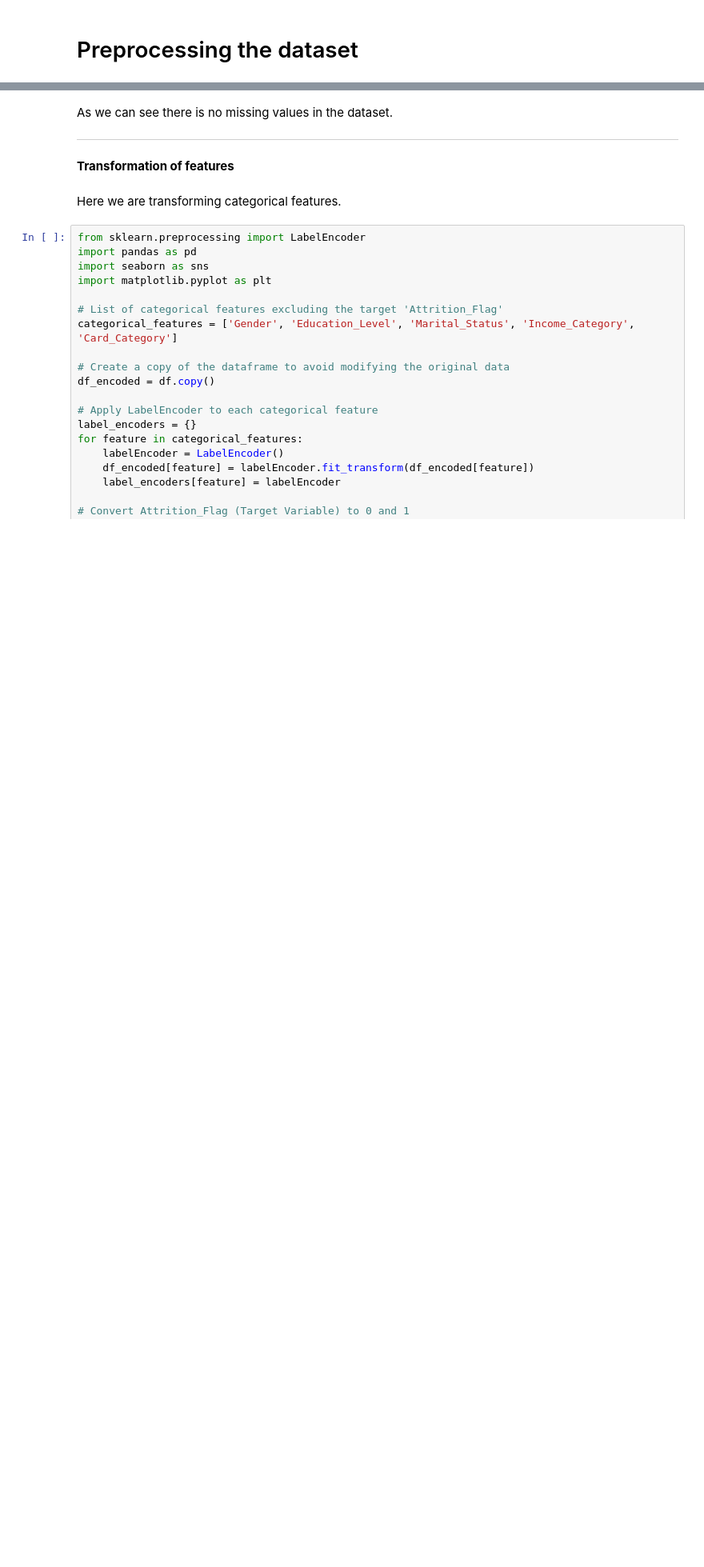
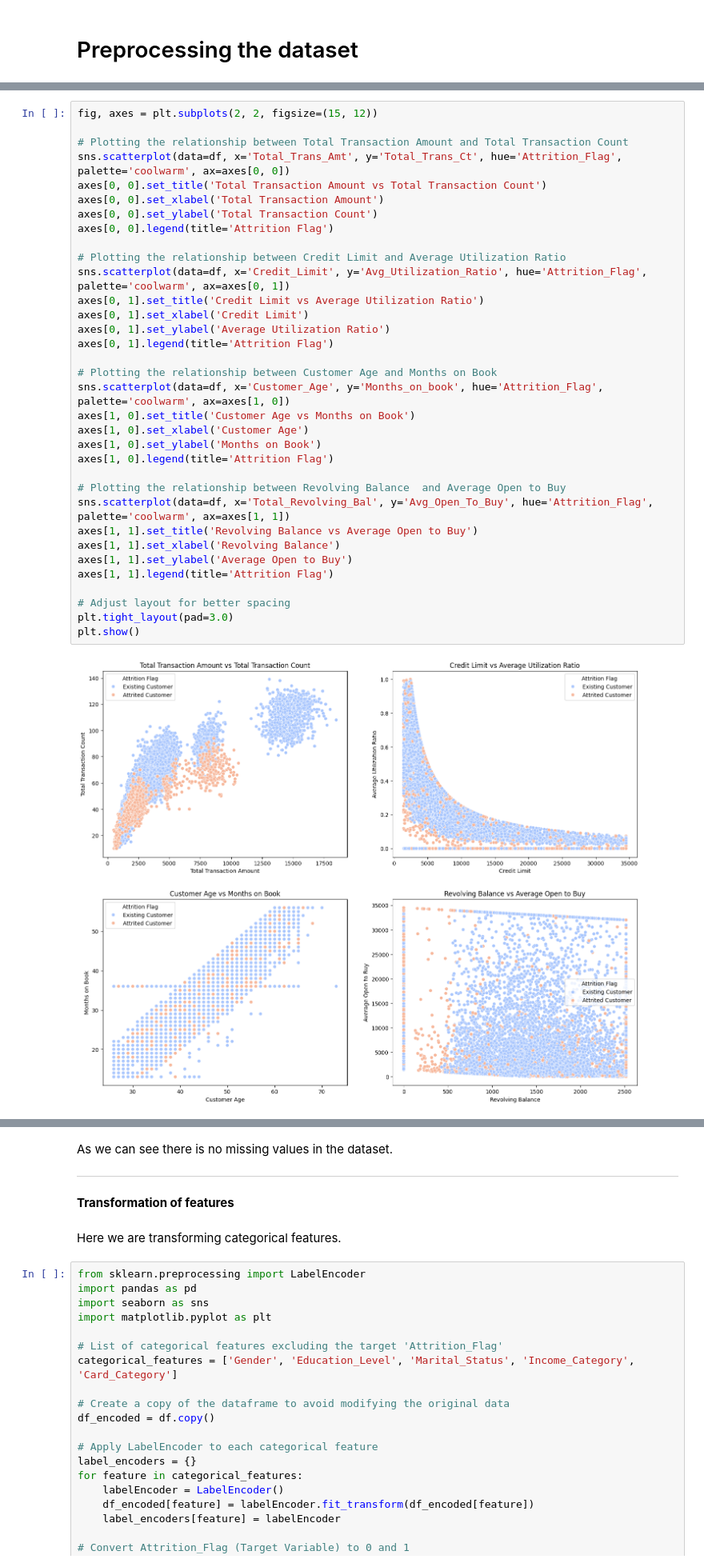
Before and after one commit to MJMcManaman/ITEC4305A1, a Jupyter notebook: CreditCardCustomer.ipynb, the cells around one changed output, grey strips where cells are left out. Shown at 80% size. Drawn from its saved outputs; the diff is of its cells as text; blank space fills up the shorter version.

```diff
--- a/CreditCardCustomer.ipynb
+++ b/CreditCardCustomer.ipynb
@@ -206,0 +209,36 @@ ___
+# %%
+fig, axes = plt.subplots(2, 2, figsize=(15, 12))
+
+# Plotting the relationship between Total Transaction Amount and Total Transaction Count
+sns.scatterplot(data=df, x='Total_Trans_Amt', y='Total_Trans_Ct', hue='Attrition_Flag', palette='coolwarm', ax=axes[0, 0])
+axes[0, 0].set_title('Total Transaction Amount vs Total Transaction Count')
+axes[0, 0].set_xlabel('Total Transaction Amount')
+axes[0, 0].set_ylabel('Total Transaction Count')
+axes[0, 0].legend(title='Attrition Flag')
+
+# Plotting the relationship between Credit Limit and Average Utilization Ratio
+sns.scatterplot(data=df, x='Credit_Limit', y='Avg_Utilization_Ratio', hue='Attrition_Flag', palette='coolwarm', ax=axes[0, 1])
+axes[0, 1].set_title('Credit Limit vs Average Utilization Ratio')
+axes[0, 1].set_xlabel('Credit Limit')
+axes[0, 1].set_ylabel('Average Utilization Ratio')
+axes[0, 1].legend(title='Attrition Flag')
+
+# Plotting the relationship between Customer Age and Months on Book
+sns.scatterplot(data=df, x='Customer_Age', y='Months_on_book', hue='Attrition_Flag', palette='coolwarm', ax=axes[1, 0])
+axes[1, 0].set_title('Customer Age vs Months on Book')
+axes[1, 0].set_xlabel('Customer Age')
+axes[1, 0].set_ylabel('Months on Book')
+axes[1, 0].legend(title='Attrition Flag')
+
+# Plotting the relationship between Revolving Balance  and Average Open to Buy
+sns.scatterplot(data=df, x='Total_Revolving_Bal', y='Avg_Open_To_Buy', hue='Attrition_Flag', palette='coolwarm', ax=axes[1, 1])
+axes[1, 1].set_title('Revolving Balance vs Average Open to Buy')
+axes[1, 1].set_xlabel('Revolving Balance')
+axes[1, 1].set_ylabel('Average Open to Buy')
+axes[1, 1].legend(title='Attrition Flag')
+
+# Adjust layout for better spacing
+plt.tight_layout(pad=3.0)
+plt.show()
+# %% [output]
+[figure, added]
```
Also changed, not shown: parts of 11 cells of this notebook.
